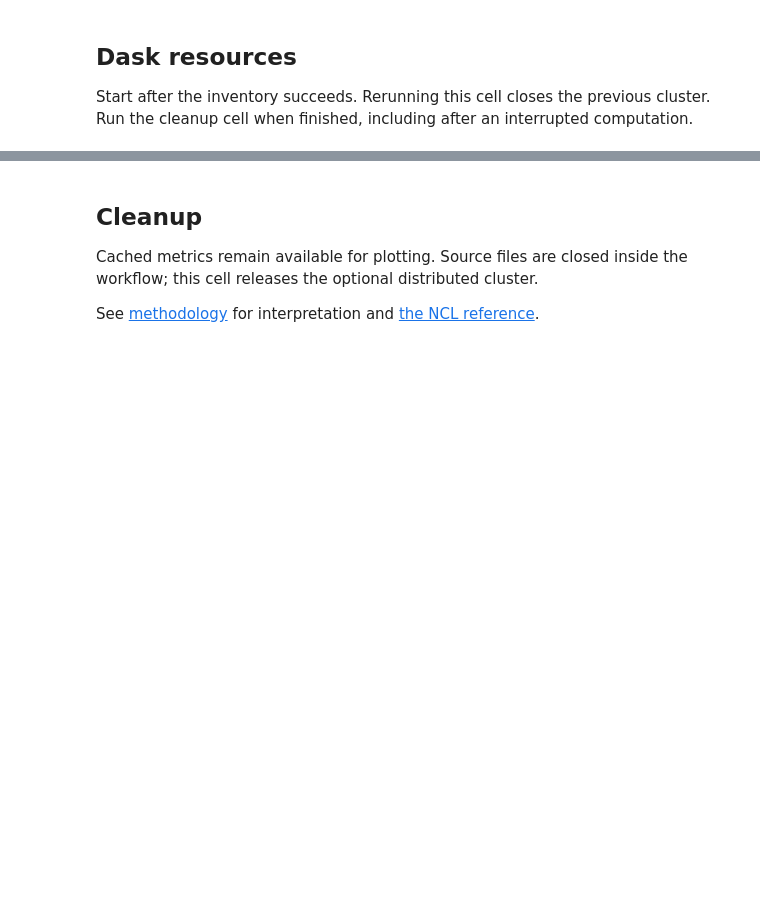
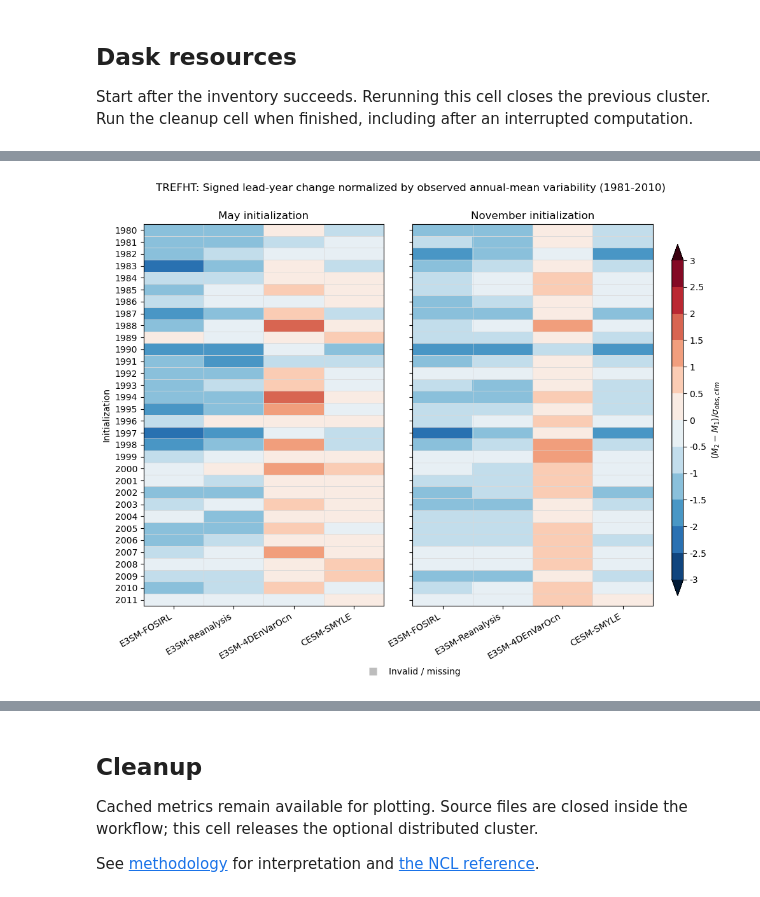
Before and after one commit to zhangshixuan1987/ESP-Lab, a Jupyter notebook: jupyter/6a_initial_shock_std_index.ipynb, the cells around one changed output, grey strips where cells are left out. Drawn from its saved outputs; the diff is of its cells as text; code cells hidden in the pictures; blank space fills up the shorter version.

Commit message:
refactor mov analysis and initial shock diagnostics

```diff
--- a/jupyter/6a_initial_shock_std_index.ipynb
+++ b/jupyter/6a_initial_shock_std_index.ipynb
@@ -82,8 +91,9 @@ WORKFLOW_SETTINGS = {
     },
     'regrid': {'target_dlat': 1., 'target_dlon': 1., 'method': 'conservative', 'periodic': True},
     'metric': {'window_months': 24, 'block_months': 12, 'start_lead': 0,
-               'min_samples': None, 'min_area_fraction': .9},
-    'cache': {'mode': 'auto'},  # auto / rebuild / require; inventory identity always checked
+               'min_samples': None, 'min_area_fraction': .9,
+               'climatology_years': [1981, 2010]},
+    'cache': {'mode': 'auto', 'force_compute': False},  # set force_compute=True to refresh valid caches
     'dask': {'enabled': True, 'workers': 8},
 }
 if WORKFLOW_SETTINGS['run']['smoke_mode']:
@@ -145,5 +181,6 @@ No climatology period is needed: scalar centering does not change standard devia
 comparison_by_month = compute_archive_plan(archive_plan, WORKFLOW_SETTINGS, variable)
 for month, comparison in comparison_by_month.items():
     print(f'Initialization month {month:02d}')
-    display(comparison[['std_ratio', 'model_std', 'observation_std',
-                        'paired_sample_count', 'valid_ratio']])
+    display(comparison[['signed_normalized_change', 'absolute_normalized_change',
+                        'excess_normalized_change', 'observation_climatology_std',
+                        'std_ratio', 'paired_sample_count', 'valid_normalized_change']])
@@ -158,19 +238,81 @@ is made here. May and November comparisons are plotted separately.
 # %%
 FIGURE_ROOT = Path(WORKFLOW_SETTINGS['paths']['figure_outdir'])
 FIGURE_ROOT.mkdir(parents=True, exist_ok=True)
+import hashlib
+
 for month, comparison in comparison_by_month.items():
-    # Hash suffix prevents different case selections/settings from overwriting figures.
-    import hashlib
+    # Hash suffix prevents different case selections/settings from overwriting tables.
     identities = [t['digest'] for t in archive_plan if t['month'] == month]
     run_id = hashlib.sha256(''.join(identities).encode()).hexdigest()[:12]
     prefix = f'{field}_init{month:02d}_{run_id}'
-    summary = comparison[['std_ratio', 'model_std', 'observation_std',
-                          'paired_sample_count', 'valid_ratio']].to_dataframe().reset_index()
+    summary = comparison[['signed_normalized_change', 'absolute_normalized_change',
+                          'excess_normalized_change', 'model_lead_year_change',
+                          'observation_lead_year_change', 'observation_climatology_std',
+                          'observation_climatology_sample_count', 'std_ratio',
+                          'paired_sample_count', 'valid_normalized_change']].to_dataframe().reset_index()
     display(summary)
     display(comparison[['model_area_fraction', 'observation_area_fraction']].min('block'))
     summary.to_csv(FIGURE_ROOT / f'{prefix}_summary.csv', index=False)
-    fig = plot_std_ratio(comparison)
-    fig.savefig(FIGURE_ROOT / f'{prefix}_std_ratio.png', dpi=150, bbox_inches='tight')
+
+plot_months = list(comparison_by_month)
+max_years = max(comparison_by_month[month].sizes['Y'] for month in plot_months)
+month_names = {5: 'May', 11: 'November'}
+month_token = '-'.join(f'init{month:02d}' for month in plot_months)
+change_plot_specs = [
+    (
+        'signed_normalized_change', 'signed_normalized_change', 'both',
+        r'$(M_2-M_1) / \sigma_{obs,clim}$',
+        'Signed lead-year change',
+    ),
+    (
+        'absolute_normalized_change', 'absolute_normalized_change', 'max',
+        r'$|M_2-M_1| / \sigma_{obs,clim}$',
+        'Absolute lead-year change',
+    ),
+]
+
+for metric_name, filename_metric, colorbar_extend, colorbar_label, figure_title in change_plot_specs:
+    fig, axes = plt.subplots(
+        1, len(plot_months),
+        figsize=(max(8, 5 * len(plot_months)), max(5, max_years * .25)),
+        sharey=True, squeeze=False,
+    )
+    for col, month in enumerate(plot_months):
+        ax = axes[0, col]
+        plot_normalized_change(
+            comparison_by_month[month], variable=metric_name, ax=ax,
+            add_colorbar=False, add_invalid_legend=False,
+            title=f"{month_names.get(month, f'Month {month:02d}')} initialization",
+        )
+        if col:
+            ax.set_ylabel('')
+            ax.tick_params(labelleft=False)
+
+    mesh = axes[0, 0].images[0]
+    bounds = np.asarray(mesh.norm.boundaries)
+    fig.subplots_adjust(left=.08, right=.88, bottom=.15, top=.90, wspace=.12)
+    colorbar_ax = fig.add_axes([.91, .17, .018, .69])
+    colorbar = fig.colorbar(
+        mesh, cax=colorbar_ax, ticks=bounds, extend=colorbar_extend,
+    )
+    colorbar.set_label(colorbar_label)
+    colorbar.ax.set_yticklabels([f'{value:g}' for value in bounds])
+    invalid_handle = plt.Line2D(
+        [], [], marker='s', linestyle='none', markersize=8,
+        markerfacecolor=mesh.cmap.get_bad(), markeredgecolor='none',
+        label='Invalid / missing',
+    )
+    fig.legend(handles=[invalid_handle], loc='lower center', frameon=False)
+    climatology_label = comparison_by_month[plot_months[0]].attrs.get(
+        'normalized_change_climatology', 'available years'
+    )
+    fig.suptitle(
+        f'{field}: {figure_title} normalized by observed annual-mean variability '
+        f'({climatology_label})'
+    )
+    figure_path = FIGURE_ROOT / f'{field}_{month_token}_{filename_metric}.png'
+    fig.savefig(figure_path, dpi=150, bbox_inches='tight')
     plt.show()
     plt.close(fig)
-    print('Saved comparison:', FIGURE_ROOT / f'{prefix}_std_ratio.png')
+    print('Saved normalized-change comparison:', figure_path)
+# %% [output]
@@ -176,0 +379 @@ for month, comparison in comparison_by_month.items():
+[figure, added]
```
Also changed, not shown: parts of 11 cells of this notebook, 8 other files.
